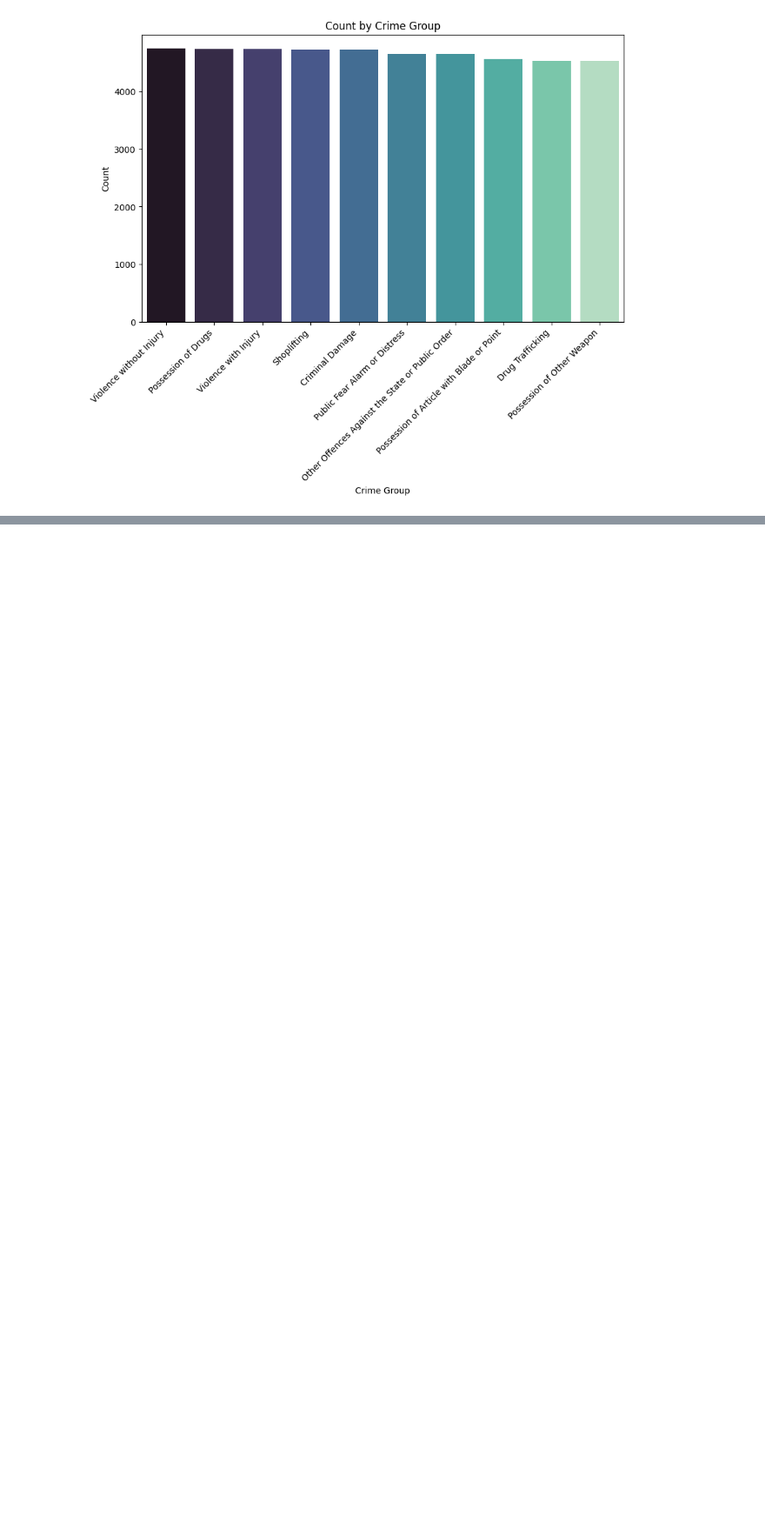
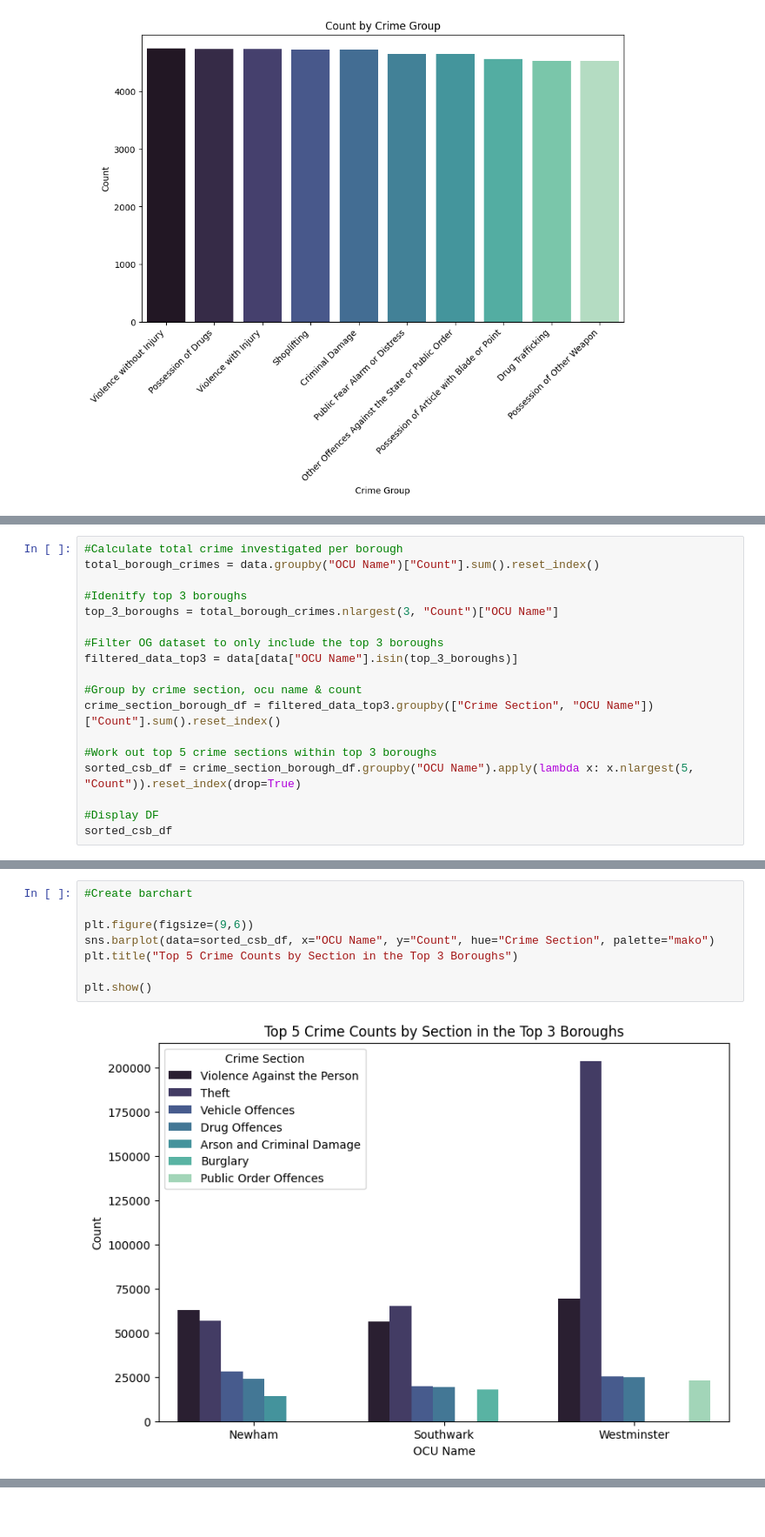
Before and after one commit to juanitanels/London-Crime-Stats-EDA, a Jupyter notebook: London Crime Stats 22-23 EDA.ipynb, the cells around one changed output, grey strips where cells are left out. Shown: that part at 87% size. Saved outputs shown, nothing was run; the diff lists cells and outputs as text; blank space fills up the shorter version.

```diff
--- a/London Crime Stats 22-23 EDA.ipynb
+++ b/London Crime Stats 22-23 EDA.ipynb
@@ -414,0 +475,18 @@ plt.show()
+# %%
+#Calculate total crime investigated per borough
+total_borough_crimes = data.groupby("OCU Name")["Count"].sum().reset_index()
+
+#Idenitfy top 3 boroughs
+top_3_boroughs = total_borough_crimes.nlargest(3, "Count")["OCU Name"]
+
+#Filter OG dataset to only include the top 3 boroughs
+filtered_data_top3 = data[data["OCU Name"].isin(top_3_boroughs)]
+
+#Group by crime section, ocu name & count
+crime_section_borough_df = filtered_data_top3.groupby(["Crime Section", "OCU Name"])["Count"].sum().reset_index()
+
+#Work out top 5 crime sections within top 3 boroughs
+sorted_csb_df = crime_section_borough_df.groupby("OCU Name").apply(lambda x: x.nlargest(5, "Count")).reset_index(drop=True)
+
+#Display DF
+sorted_csb_df
@@ -414,0 +510,10 @@ plt.show()
+# %%
+#Create barchart
+
+plt.figure(figsize=(9,6))
+sns.barplot(data=sorted_csb_df, x="OCU Name", y="Count", hue="Crime Section", palette="mako")
+plt.title("Top 5 Crime Counts by Section in the Top 3 Boroughs")
+
+plt.show()
+# %% [output]
+[figure, added]
```
Also changed, not shown: parts of 23 cells of this notebook.
